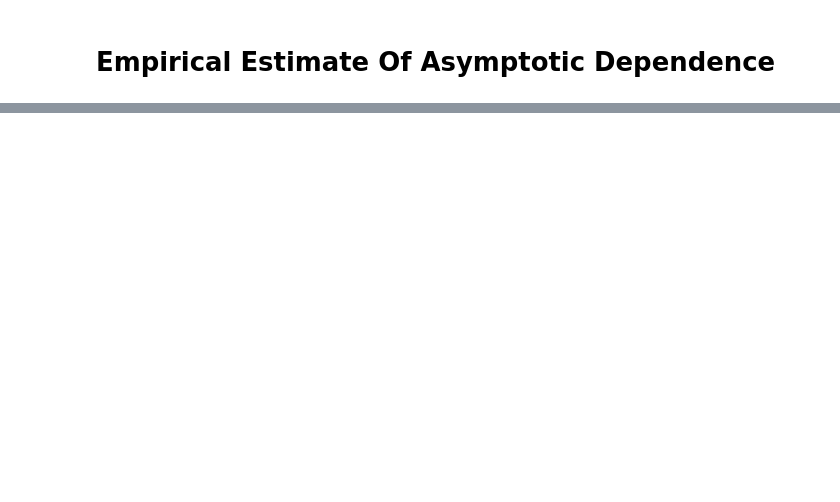
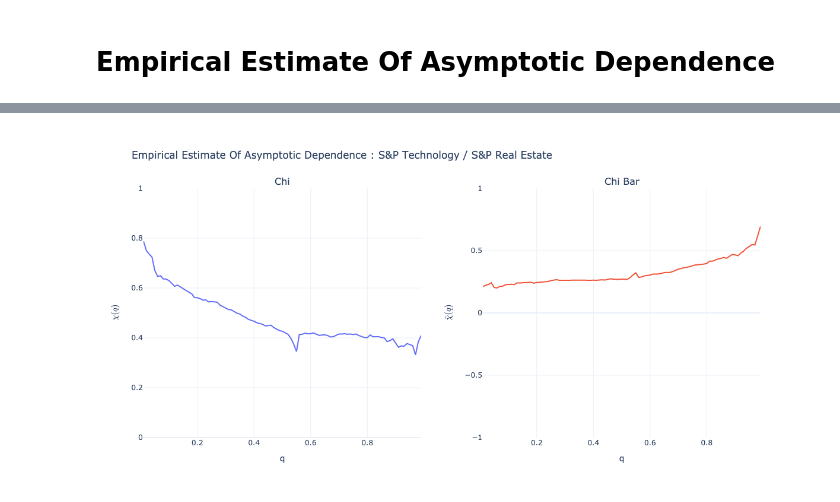
Before and after one commit to MegaCookies88/MSc.-Thesis-EVT-SP500, a Jupyter notebook: EDA_sectors.ipynb, the cells around one changed output, grey strips where cells are left out. Saved outputs shown, nothing was run; the diff lists cells and outputs as text; code cells hidden in the pictures; blank space fills up the shorter version.

```diff
--- a/EDA_sectors.ipynb
+++ b/EDA_sectors.ipynb
@@ -242,0 +254,4 @@ fig.show()
+# %%
+plot_chi(ts1,ll.iloc[:,1])
+# %% [output]
+[figure, added]
```
Also changed, not shown: parts of 8 cells of this notebook.
